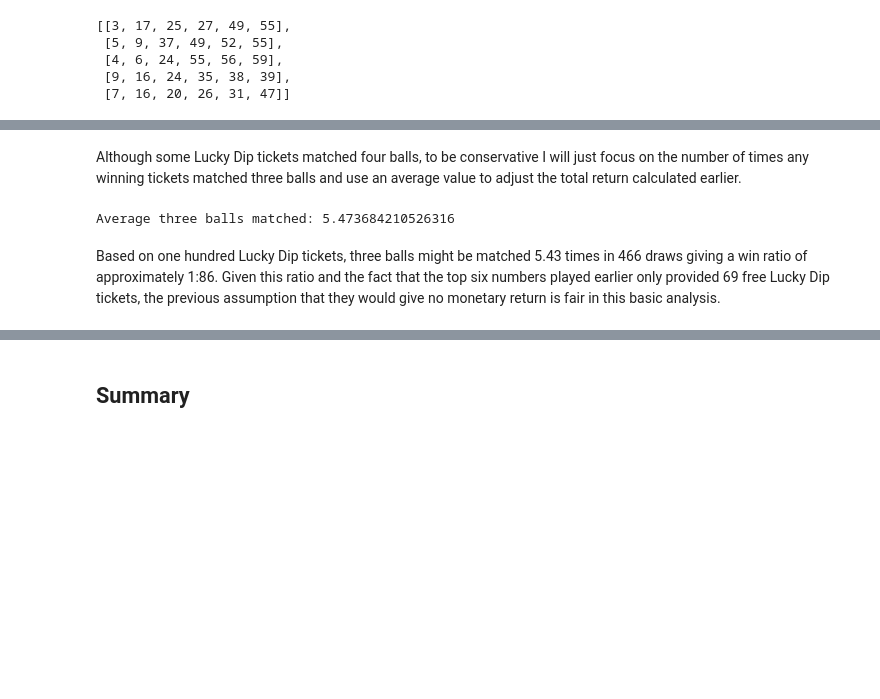
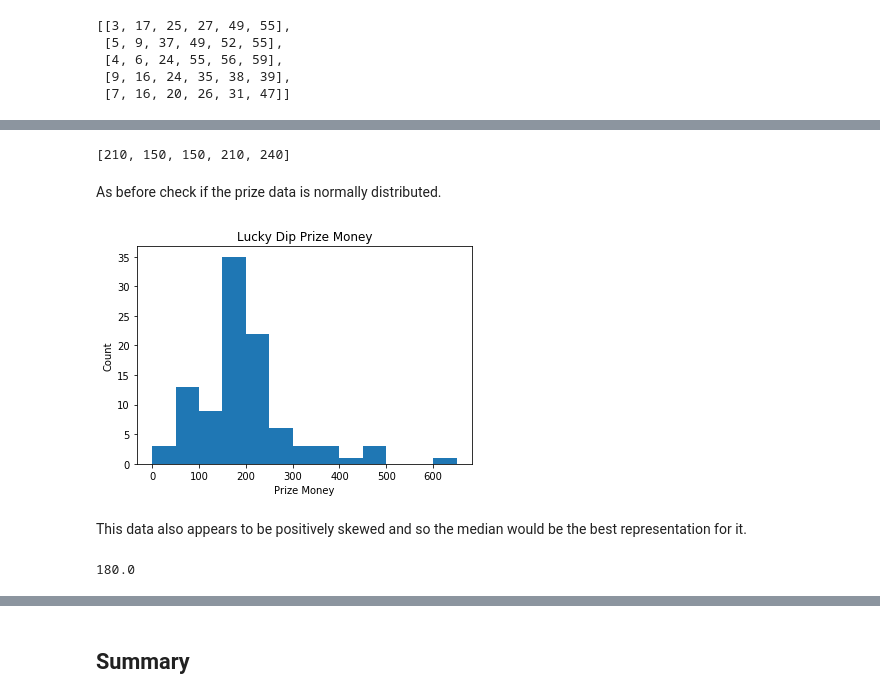
Before and after one commit to MatthewCarterIO/uk-lotto-DA, a Jupyter notebook: uk_lotto_DA.ipynb, the cells around one changed output, grey strips where cells are left out. Saved outputs shown, nothing was run; the diff lists cells and outputs as text; code cells hidden in the pictures; blank space fills up the shorter version.

```diff
--- a/uk_lotto_DA.ipynb
+++ b/uk_lotto_DA.ipynb
@@ -652,7 +685,8 @@ def check_lucky_dip_tickets(list_of_tickets):
 # Check how the Lucky Dip tickets would have fared in the 466 draws.
 hundred_results_dict = check_lucky_dip_tickets(my_lucky_dip_tickets)
 
-# Show five examples from the dictionary.
-for i in range(0, 5):
-    print(hundred_results_dict.popitem())
+# Show the first five entries from the dictionary.
+for ticket in ["ticket_1", "ticket_2", "ticket_3", "ticket_4", "ticket_5"]:
+    print(hundred_results_dict[ticket])
+    print()
 # %% [output]
@@ -678,18 +710,47 @@ Name: main_balls, dtype: int64])
-# %% [markdown]
-Although some Lucky Dip tickets matched four balls, to be conservative I will just focus on the number of times any winning tickets matched three balls and use an average value to adjust the total return calculated earlier.
-# %%
-# For each ticket, access the value count in the dictionary corresponding to three matches.
-three_matches_count = []
-for ticket in hundred_results_dict:
-    # Check if the ticket has any three-ball matches using the lucky_dip_series.value_counts() value in the dictionary (hundred_results_dict[ticket][1]).
-    if 3 in hundred_results_dict[ticket][1].index:
-        three_matches_count.append(hundred_results_dict[ticket][1][3])
-    else:
-        three_matches_count.append(0)
-
-# Calculate the average by summing the list and dividing by the number of elements.
-print(f"Average three balls matched: {sum(three_matches_count) / len(three_matches_count)}")
-# %% [output]
-Average three balls matched: 5.473684210526316
-# %% [markdown]
-Based on one hundred Lucky Dip tickets, three balls might be matched 5.43 times in 466 draws giving a win ratio of approximately 1:86. Given this ratio and the fact that the top six numbers played earlier only provided 69 free Lucky Dip tickets, the previous assumption that they would give no monetary return is fair in this basic analysis.
+# %%
+# For each ticket calculate the total prize money over 466 draws for matching
+# three or more balls.
+hundred_ld_prizes = []
+for ticket in hundred_results_dict:
+    current_ticket_prize = 0
+    # NB the counts of the matches are accessed using the index of the
+    # Series at hundred_results_dict[ticket][1] in the dictionary.
+    # Check for three-ball matches.
+    if 3 in hundred_results_dict[ticket][1].index:
+        current_ticket_prize += hundred_results_dict[ticket][1][3] * 30
+    # Check for four-ball matches.
+    if 4 in hundred_results_dict[ticket][1].index:
+        current_ticket_prize += hundred_results_dict[ticket][1][4] * 140
+    # Check for five-ball matches.
+    if 5 in hundred_results_dict[ticket][1].index:
+        current_ticket_prize += hundred_results_dict[ticket][1][5] * 1750
+    # Check for six-ball matches (take 1 million as jackpot).
+    if 6 in hundred_results_dict[ticket][1].index:
+        current_ticket_prize += hundred_results_dict[ticket][1][6] * 1000000
+    # Append total prize money for ticket to Lucky Dip ticket prizes list.
+    if current_ticket_prize == 0:
+        hundred_ld_prizes.append(0)
+    else:
+        hundred_ld_prizes.append(current_ticket_prize)
+
+# Show the prizes for the first five tickets.
+hundred_ld_prizes[:5]
+# %% [output]
+[210, 150, 150, 210, 240]
+# %% [markdown]
+As before check if the prize data is normally distributed.
+# %%
+# Plot a histogram of the Lucky Dip ticket prize money data.
+plt.hist(hundred_ld_prizes, bins=range(0, 700, 50))
+plt.title("Lucky Dip Prize Money")
+plt.xlabel("Prize Money")
+plt.ylabel("Count")
+plt.show()
+# %% [output]
+[figure, added]
+# %% [markdown]
+This data also appears to be positively skewed and so the median would be the best representation for it.
+# %%
+np.median(hundred_ld_prizes)
+# %% [output]
+180.0
```
Also changed, not shown: parts of 15 cells of this notebook.
